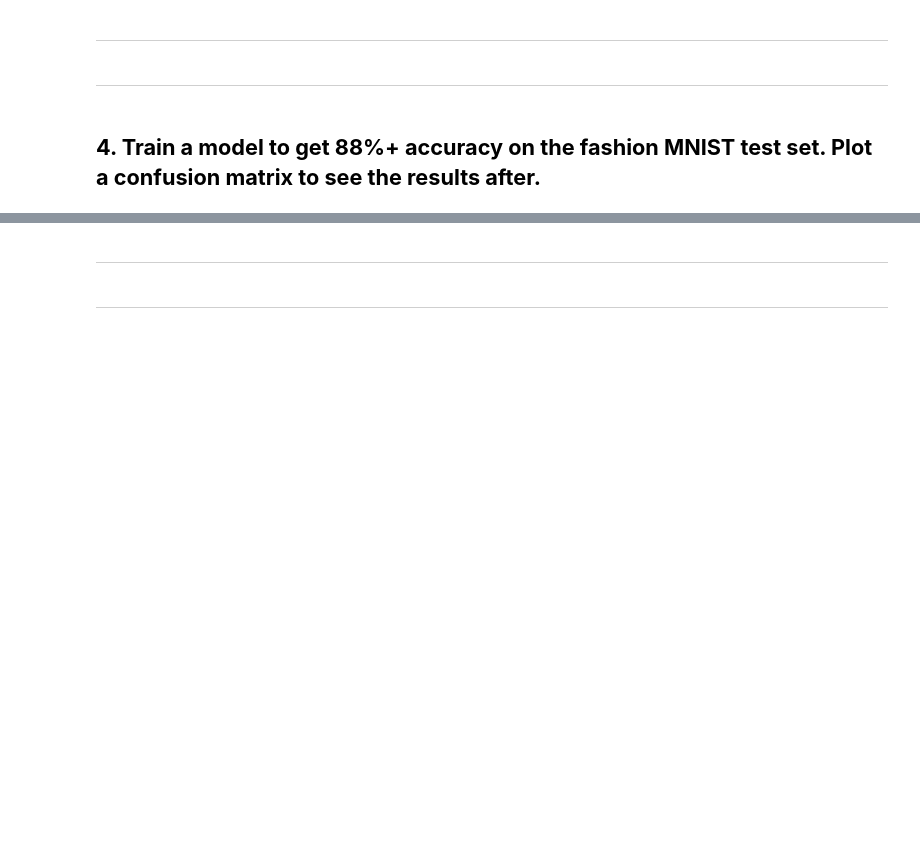
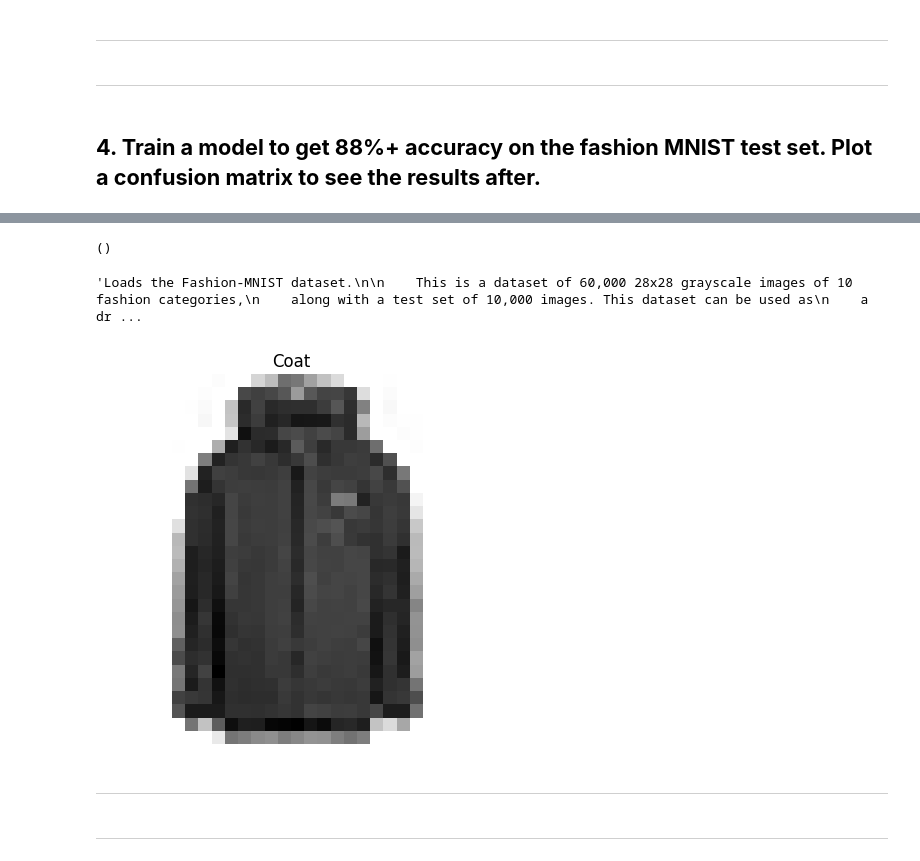
Before and after one commit to Abhilash-Bee/DeepLearningCertification, a Jupyter notebook: 02_Neural_network_classification_with_TensorFlow_Exercises.ipynb, the cells around one changed output, grey strips where cells are left out. Cells and saved outputs as stored; diff of their text form; code cells hidden in the pictures; blank space fills up the shorter version.

```diff
--- a/02_Neural_network_classification_with_TensorFlow_Exercises.ipynb
+++ b/02_Neural_network_classification_with_TensorFlow_Exercises.ipynb
@@ -480,0 +483,2 @@ plt.ylabel('Loss');
+# %%
+(X_train, y_train), (X_test, y_test)  = tf.keras.datasets.fashion_mnist.load_data()
@@ -480,0 +493,22 @@ plt.ylabel('Loss');
+# %%
+y_train[0].shape
+# %% [output]
+()
+# %%
+doc = tf.keras.datasets.fashion_mnist.load_data.__doc__
+doc
+# %% [output]
+'Loads the Fashion-MNIST dataset.\n\n    This is a dataset of 60,000 28x28 grayscale images of 10 fashion categories,\n    along with a test set of 10,000 images. This dataset can be used as\n    a dr ...
+# %%
+categories = {
+    0: 'T-shirt/top',
+    1: 'Trouser',
+    2: 'Pullover',
+    3: 'Dress',
+    4: 'Coat',
+    5: 'Sandal',
+    6: 'Shirt',
+    7: 'Sneaker',
+    8: 'Bag',
+    9: 'Ankle boot'
+}
@@ -481,3 +517,14 @@ plt.ylabel('Loss');
+# %%
+def fashion_view(number):
+  image = X_train[number]
+  label = y_train[number]
+  plt.imshow(image, cmap=plt.cm.binary)
+  plt.title(categories[label])
+  plt.axis(False)
+# %%
+fashion_view(random.randint(0, len(X_train) - 1))
+# %% [output]
+[figure, added]
 # %% [markdown]
 ---
 # %% [markdown]
```
Also changed, not shown: parts of 42 cells of this notebook.
